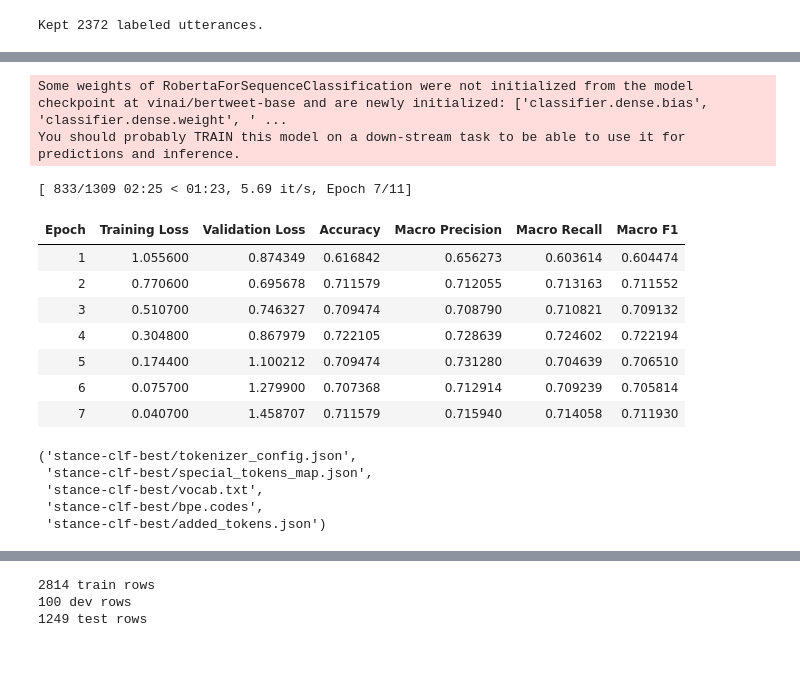
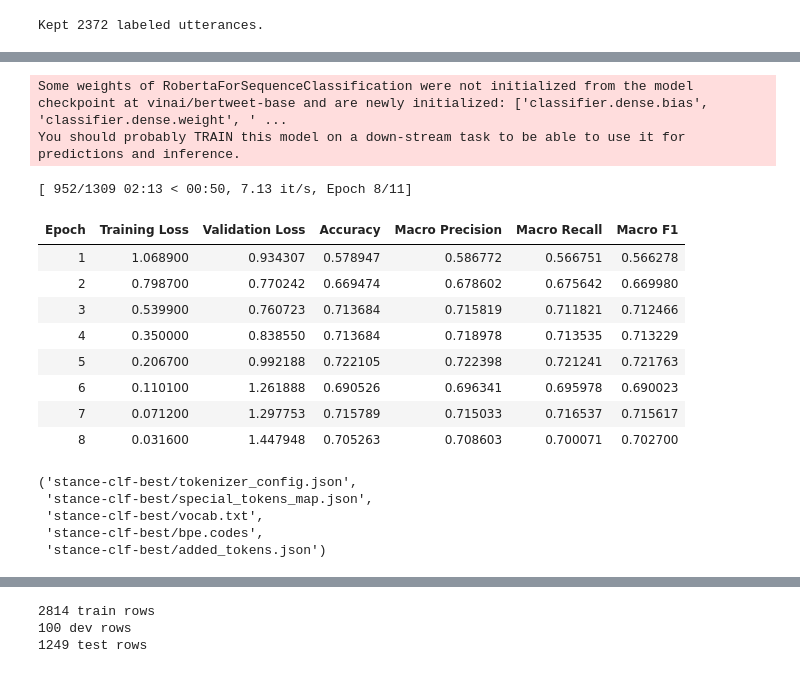
Before and after one commit to Sharp-4rth/temporal_belief_analysis, a Jupyter notebook: notebooks/bert_fine_tuning.ipynb, the cells around one changed output, grey strips where cells are left out. Cells and saved outputs as stored; diff of their text form; code cells hidden in the pictures.

```diff
--- a/notebooks/bert_fine_tuning.ipynb
+++ b/notebooks/bert_fine_tuning.ipynb
@@ -671,7 +694,7 @@ def compute_metrics(eval_pred):
 # init trainining argument
 args = TrainingArguments(
     "stance-clf",
-    learning_rate=3e-5,                 # start here for DeBERTa-base
+    learning_rate=2.5e-5,                 # start here for DeBERTa-base
     per_device_train_batch_size=16,      # L4: easy fit
     per_device_eval_batch_size=32,
     # gradient_accumulation_steps = 4,
@@ -682,41 +705,42 @@ args = TrainingArguments(
     metric_for_best_model="macro_f1",   # <-- change
     greater_is_better=True,             # <-- change
     warmup_ratio=0.1,
     weight_decay=0.01,
     max_grad_norm=1.0,
     fp16=True,                          # <-- put here, not in Trainer
     optim="adamw_torch",
     report_to=[],
     logging_strategy="epoch",       # <-- add this
     logging_first_step=True
 )
 
 # Init trainer
 trainer = WeightedTrainer(
     model=model,
     args=args,
     train_dataset=train_ds,
     eval_dataset=val_ds,
     tokenizer=tok,
     compute_metrics=compute_metrics,
     callbacks=[EarlyStoppingCallback(early_stopping_patience=3)],
     # class_weights=class_weights,   # <--- NEW
 )
 trainer.train()
 trainer.save_model("stance-clf-best")
 tok.save_pretrained("stance-clf-best")
 # %% [output]
 Some weights of RobertaForSequenceClassification were not initialized from the model checkpoint at vinai/bertweet-base and are newly initialized: ['classifier.dense.bias', 'classifier.dense.weight', ' ...
 You should probably TRAIN this model on a down-stream task to be able to use it for predictions and inference.
-[ 833/1309 02:25 < 01:23, 5.69 it/s, Epoch 7/11]
+[ 952/1309 02:13 < 00:50, 7.13 it/s, Epoch 8/11]
 | Epoch | Training Loss | Validation Loss | Accuracy | Macro Precision | Macro Recall | Macro F1 |
-| 1 | 1.055600 | 0.874349 | 0.616842 | 0.656273 | 0.603614 | 0.604474 |
-| 2 | 0.770600 | 0.695678 | 0.711579 | 0.712055 | 0.713163 | 0.711552 |
-| 3 | 0.510700 | 0.746327 | 0.709474 | 0.708790 | 0.710821 | 0.709132 |
-| 4 | 0.304800 | 0.867979 | 0.722105 | 0.728639 | 0.724602 | 0.722194 |
-| 5 | 0.174400 | 1.100212 | 0.709474 | 0.731280 | 0.704639 | 0.706510 |
-| 6 | 0.075700 | 1.279900 | 0.707368 | 0.712914 | 0.709239 | 0.705814 |
-| 7 | 0.040700 | 1.458707 | 0.711579 | 0.715940 | 0.714058 | 0.711930 |
+| 1 | 1.068900 | 0.934307 | 0.578947 | 0.586772 | 0.566751 | 0.566278 |
+| 2 | 0.798700 | 0.770242 | 0.669474 | 0.678602 | 0.675642 | 0.669980 |
+| 3 | 0.539900 | 0.760723 | 0.713684 | 0.715819 | 0.711821 | 0.712466 |
+| 4 | 0.350000 | 0.838550 | 0.713684 | 0.718978 | 0.713535 | 0.713229 |
+| 5 | 0.206700 | 0.992188 | 0.722105 | 0.722398 | 0.721241 | 0.721763 |
+| 6 | 0.110100 | 1.261888 | 0.690526 | 0.696341 | 0.695978 | 0.690023 |
+| 7 | 0.071200 | 1.297753 | 0.715789 | 0.715033 | 0.716537 | 0.715617 |
+| 8 | 0.031600 | 1.447948 | 0.705263 | 0.708603 | 0.700071 | 0.702700 |
 ('stance-clf-best/tokenizer_config.json',
  'stance-clf-best/special_tokens_map.json',
  'stance-clf-best/vocab.txt',
```
Also changed, not shown: parts of 8 cells of this notebook.
